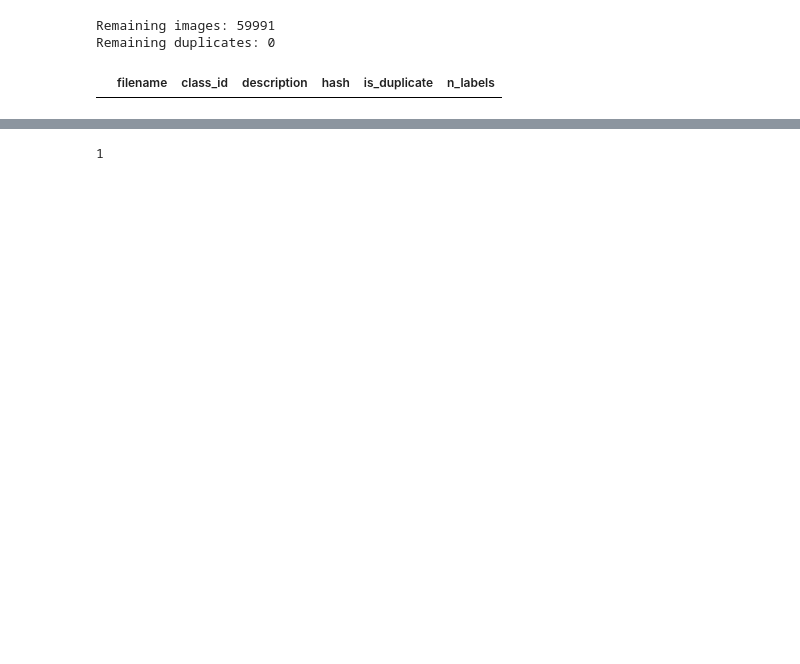
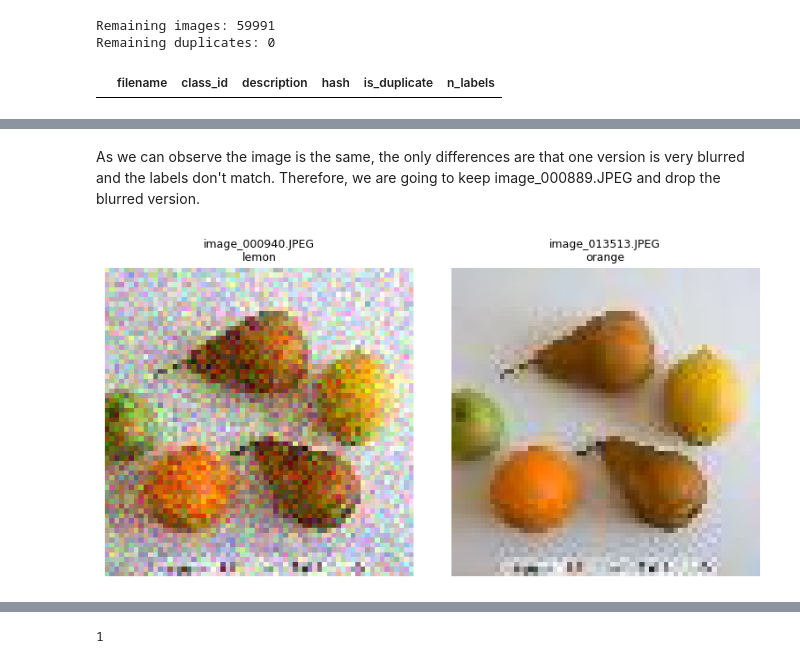
Before and after one commit to tiago2806/project-deeplearning, a Jupyter notebook: src/PreProcessing.ipynb, the cells around one changed output, grey strips where cells are left out. Cells and saved outputs as stored; diff of their text form; code cells hidden in the pictures; blank space fills up the shorter version.

```diff
--- a/src/PreProcessing.ipynb
+++ b/src/PreProcessing.ipynb
@@ -187,0 +490,35 @@ labels_df[labels_df["is_duplicate"] == True]
+# %% [markdown]
+As we can observe the image is the same, the only differences are that one version is very blurred and the labels don't match. Therefore, we are going to keep image_000889.JPEG and drop the blurred version.
+# %%
+group_id = "G00939"  # Replace with a group ID from candidate_groups.
+
+group = labels_df[
+    labels_df["duplicate_group_id"] == group_id
+]
+
+# Display up to 12 images from the selected group.
+sample = group.head(12)
+
+if not sample.empty:
+    n_cols = min(4, len(sample))
+    n_rows = (len(sample) + n_cols - 1) // n_cols
+
+    plt.figure(figsize=(4 * n_cols, 4 * n_rows))
+
+    for i, (_, row) in enumerate(sample.iterrows()):
+        with Image.open(os.path.join(path, row["filename"])) as image:
+            plt.subplot(n_rows, n_cols, i + 1)
+            plt.imshow(image.convert("RGB"))
+
+        plt.title(
+            f"{row['filename']}\n{row['description']}",
+            fontsize=9
+        )
+        plt.axis("off")
+
+    plt.tight_layout()
+    plt.show()
+else:
+    print("Group not found.")
+# %% [output]
+[figure, added]
```
Also changed, not shown: parts of 43 cells of this notebook, 2 other files.
